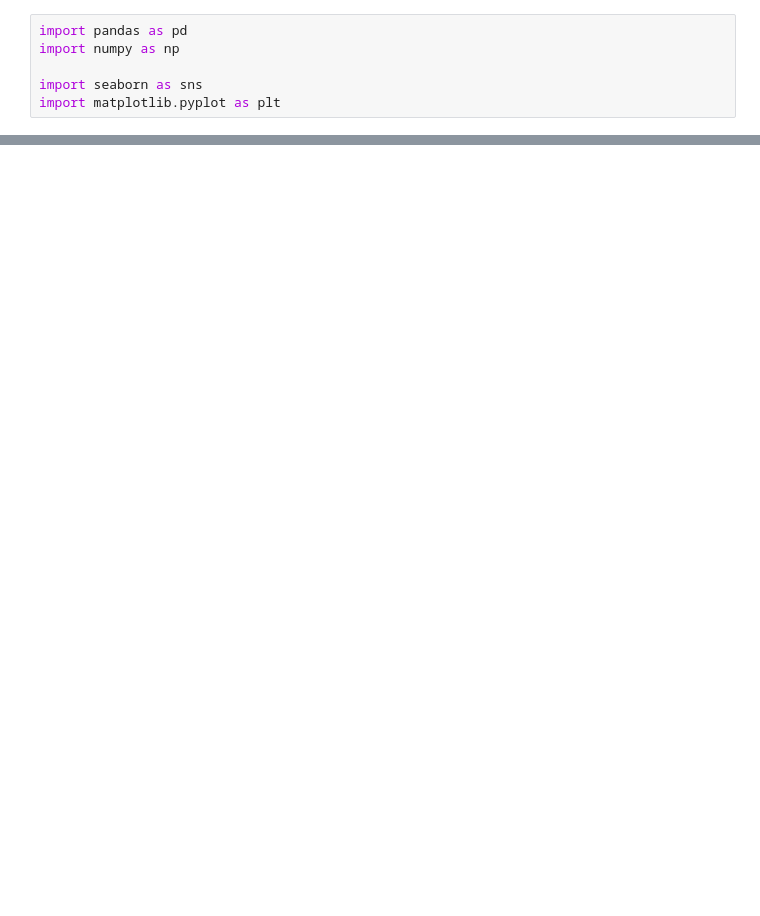
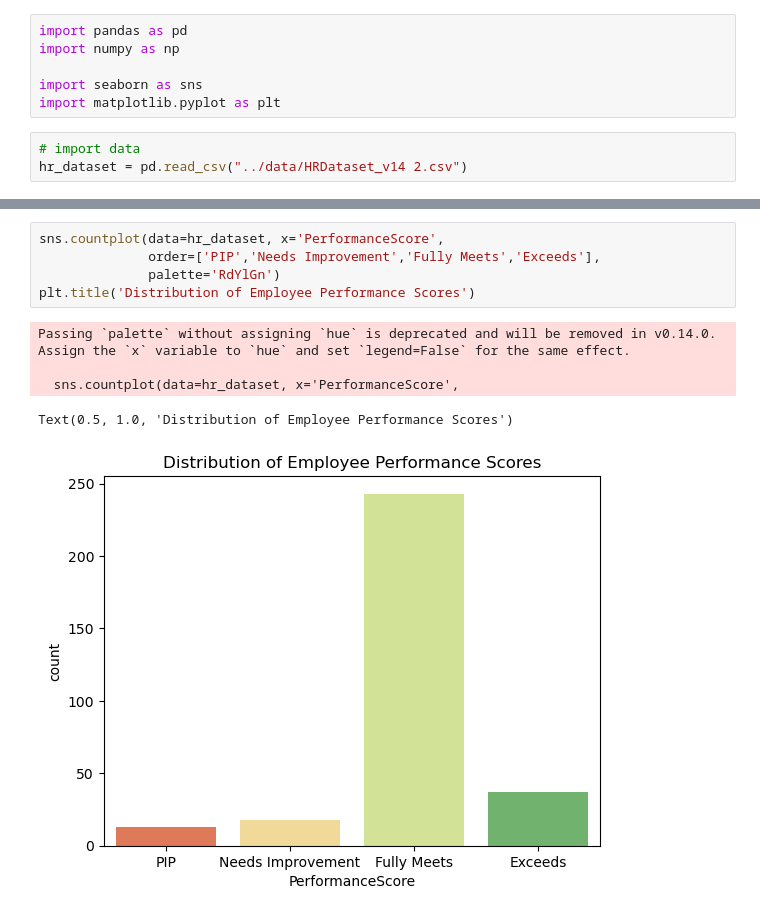
Before and after one commit to Kanitoure5301/tkh_career_analysis, a Jupyter notebook: notebooks/empl_perf_mohammed.ipynb, the cells around one changed output, grey strips where cells are left out. Drawn from its saved outputs; the diff is of its cells as text; blank space fills up the shorter version.

```diff
--- a/notebooks/empl_perf_mohammed.ipynb
+++ b/notebooks/empl_perf_mohammed.ipynb
@@ -29,3 +32,6 @@ import numpy as np
 
 import seaborn as sns
 import matplotlib.pyplot as plt
+# %%
+# import data
+hr_dataset = pd.read_csv("../data/HRDataset_v14 2.csv")
@@ -31,0 +122,11 @@ import matplotlib.pyplot as plt
+# %%
+sns.countplot(data=hr_dataset, x='PerformanceScore',
+              order=['PIP','Needs Improvement','Fully Meets','Exceeds'],
+              palette='RdYlGn')
+plt.title('Distribution of Employee Performance Scores')
+# %% [output]
+Passing `palette` without assigning `hue` is deprecated and will be removed in v0.14.0. Assign the `x` variable to `hue` and set `legend=False` for the same effect.
+
+  sns.countplot(data=hr_dataset, x='PerformanceScore',
+Text(0.5, 1.0, 'Distribution of Employee Performance Scores')
+[figure, added]
```
Also changed, not shown: parts of 27 cells of this notebook.
